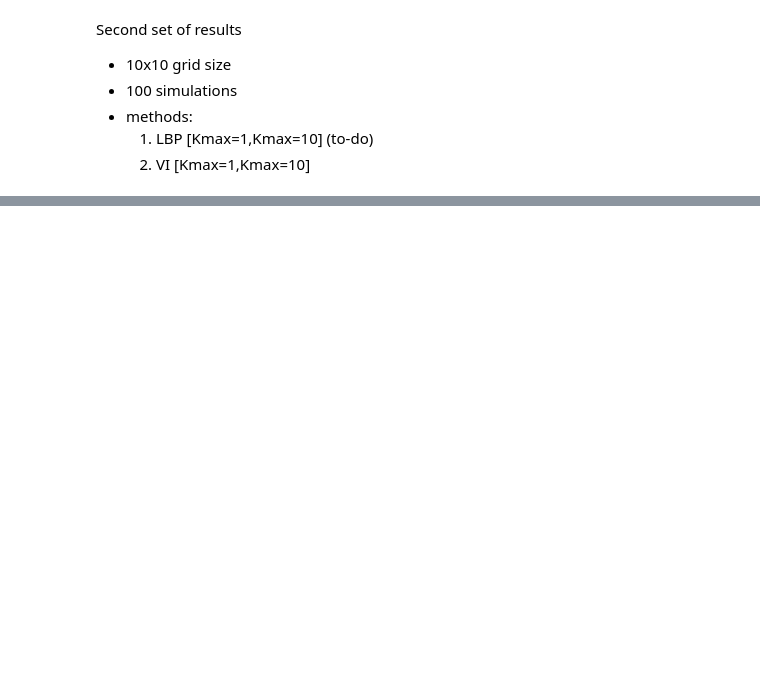
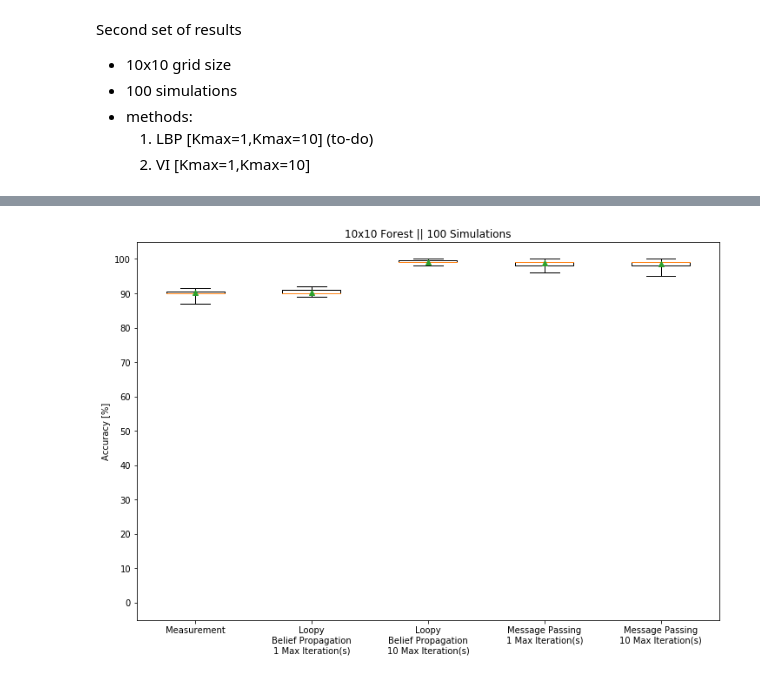
Before and after one commit to rhaksar/filter-large-GMDPs, a Jupyter notebook: visualize data.ipynb, the cells around one changed output, grey strips where cells are left out. Saved outputs shown, nothing was run; the diff lists cells and outputs as text; code cells hidden in the pictures; blank space fills up the shorter version.

Commit message:
Simplified code and plotted final results from two numerical experiments.

```diff
--- a/visualize data.ipynb
+++ b/visualize data.ipynb
@@ -140,19 +121,0 @@ import and add results from LBP algorithm
-# %%
-file_list = ['lbp_wh100_i1_h3_s100.pkl', 'lbp_wh100_i10_h3_s100.pkl']
-file_list = []
-for file in file_list:
-    pkl_file = open('data files/'+file, 'rb')
-    data = pickle.load(pkl_file)
-    pkl_file.close()
-
-    num_nodes = data['width']*data['height']
-    maxIterations = data['maxIterations']
-    state_accuracy = []
-    for s in data.keys():
-        if isinstance(s, int):
-            errors = data[s]['robotE']
-            accuracies_pct = [(num_nodes - e)*100/num_nodes for e in errors]
-            state_accuracy.append(np.median(accuracies_pct))
-
-    plot_data.append(state_accuracy)
-    tick_labels.append('lbp_'+'wh'+str(num_nodes)+'_i'+str(maxIterations))
@@ -168,0 +122,71 @@ ax.set_xticklabels(tick_labels)
+# %%
+plot_data = []
+tick_labels = []
+
+# load measurement stats from a file
+file = 'mp_gs10_K10_CNone_s100.pkl'
+pkl_file = open('data files/'+file, 'rb')
+data = pickle.load(pkl_file)
+pkl_file.close()
+
+grid_size = data['grid_size']
+meas_accuracy = []
+for s in data.keys():
+    if isinstance(s, int):
+        errors = data[s]['meas_error']
+        accuracies_pct = [(grid_size**2 - e)*100/grid_size**2 for e in errors]
+        meas_accuracy.append(np.median(accuracies_pct))
+
+plot_data.append(meas_accuracy)
+tick_labels.append('Measurement')
+
+# import and add results from LBP algorithm
+file_list = ['lbp_wh100_i1_h3_s100.pkl', 'lbp_wh100_i10_h3_s100.pkl']
+for file in file_list:
+    pkl_file = open('data files/'+file, 'rb')
+    data = pickle.load(pkl_file)
+    pkl_file.close()
+
+    num_nodes = data['width']*data['height']
+    maxIterations = data['maxIterations']
+    state_accuracy = []
+    for s in data.keys():
+        if isinstance(s, int):
+            errors = data[s]['robotE']
+            accuracies_pct = [(num_nodes - e)*100/num_nodes for e in errors]
+            state_accuracy.append(np.median(accuracies_pct))
+
+    plot_data.append(state_accuracy)
+    tick_labels.append('Loopy\nBelief Propagation\n%d Max Iteration(s)' %maxIterations)
+
+# import and add results from VI algorithm
+file_list = ['mp_gs10_K1_CNone_s100.pkl', 'mp_gs10_K10_CNone_s100.pkl']
+for file in file_list:
+    pkl_file = open('data files/'+file, 'rb')
+    data = pickle.load(pkl_file)
+    pkl_file.close()
+
+    grid_size = data['grid_size']
+    Kparam = data['Kparam']
+
+    state_accuracy = []
+    for s in data.keys():
+        if isinstance(s, int):
+            errors = data[s]['state_error']
+            accuracies_pct = [(grid_size**2 - e)*100/grid_size**2 for e in errors]
+            state_accuracy.append(np.median(accuracies_pct))
+
+    plot_data.append(state_accuracy)
+    tick_labels.append('Message Passing\n%d Max Iteration(s)' %Kparam)
+    # tick_labels.append('mp_'+'gs'+str(grid_size)+'_k'+str(Kparam))
+
+# plot results
+fig = plt.figure(figsize=(12,8))
+ax = fig.add_subplot(111)
+boxplot_ax = ax.boxplot(plot_data, whis='range', showmeans=True)
+_ = ax.set_xticklabels(tick_labels)
+ax.set_ylim([-5,105])
+ax.set_yticks(np.arange(0, 110, 10.0))
+ax.set_ylabel('Accuracy [%]')
+ax.set_title('10x10 Forest || 100 Simulations')
+# %% [output]
@@ -169,3 +194,4 @@ ax.set_xticklabels(tick_labels)
+[figure, added]
 # %%
 plot_data = []
 tick_labels = []
```
Also changed, not shown: parts of 22 cells of this notebook.
